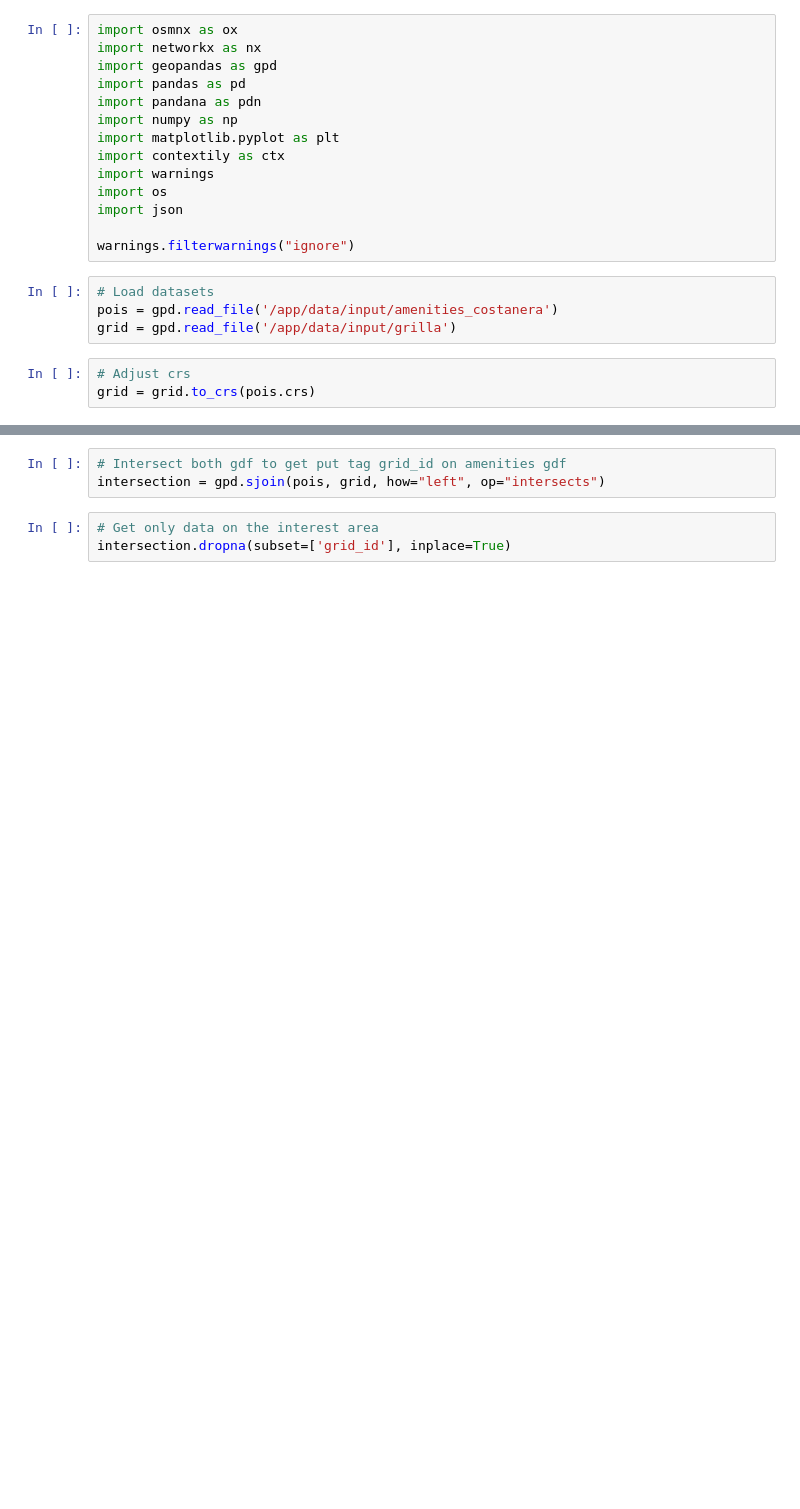
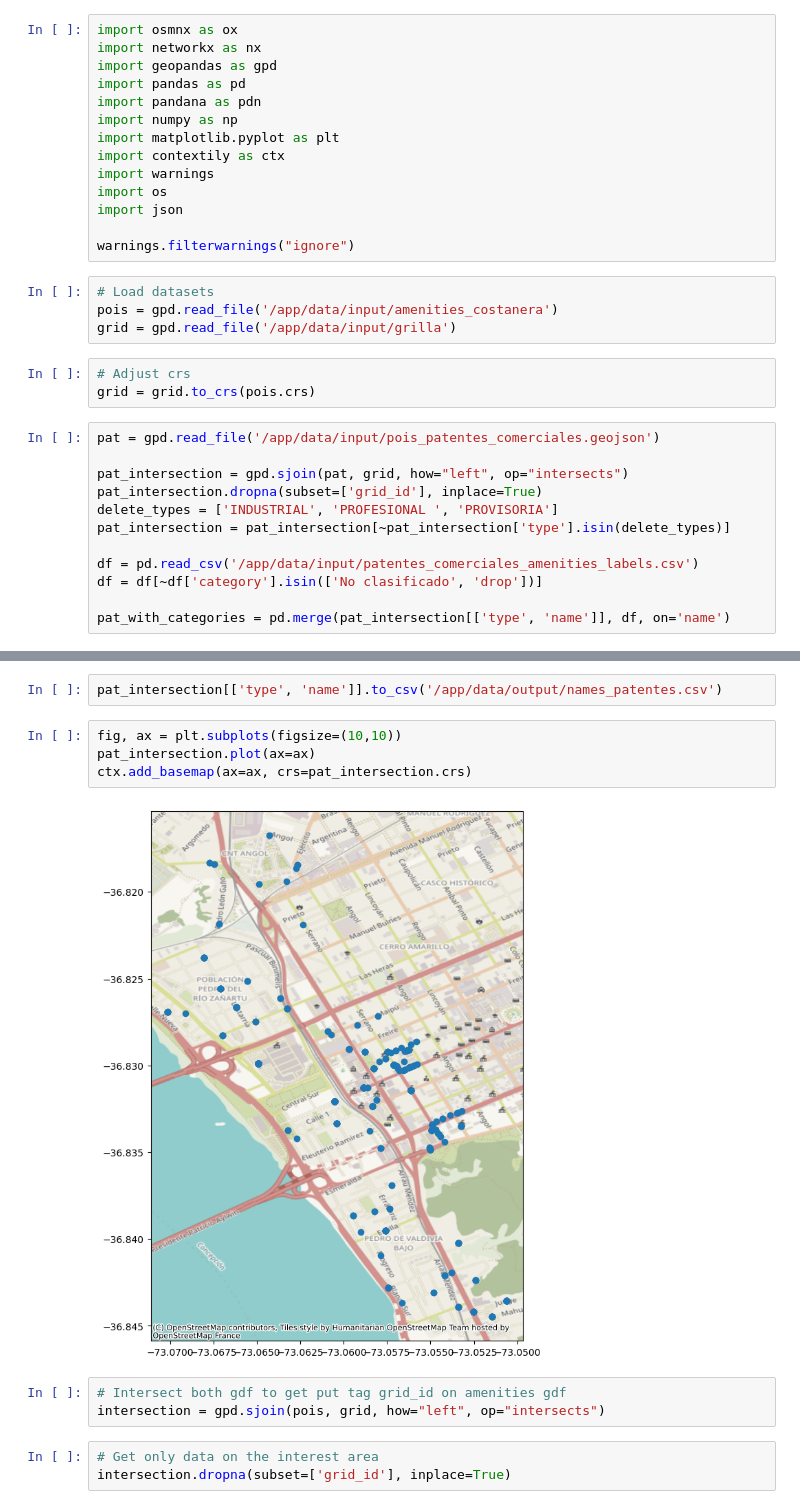
Before and after one commit to CityScope/CityLab_Biobio, a Jupyter notebook: notebooks/amenities/diversity_and_density.ipynb, the cells around one changed output, grey strips where cells are left out. Drawn from its saved outputs; the diff is of its cells as text; blank space fills up the shorter version.

```diff
--- a/notebooks/amenities/diversity_and_density.ipynb
+++ b/notebooks/amenities/diversity_and_density.ipynb
@@ -19,3 +19,15 @@ grid = gpd.read_file('/app/data/input/grilla')
 # %%
 # Adjust crs
 grid = grid.to_crs(pois.crs)
+# %%
+pat = gpd.read_file('/app/data/input/pois_patentes_comerciales.geojson')
+
+pat_intersection = gpd.sjoin(pat, grid, how="left", op="intersects")
+pat_intersection.dropna(subset=['grid_id'], inplace=True)
+delete_types = ['INDUSTRIAL', 'PROFESIONAL ', 'PROVISORIA']
+pat_intersection = pat_intersection[~pat_intersection['type'].isin(delete_types)]
+
+df = pd.read_csv('/app/data/input/patentes_comerciales_amenities_labels.csv')
+df = df[~df['category'].isin(['No clasificado', 'drop'])]
+
+pat_with_categories = pd.merge(pat_intersection[['type', 'name']], df, on='name')
@@ -22,3 +65,11 @@ grid = grid.to_crs(pois.crs)
+# %%
+pat_intersection[['type', 'name']].to_csv('/app/data/output/names_patentes.csv')
+# %%
+fig, ax = plt.subplots(figsize=(10,10))
+pat_intersection.plot(ax=ax)
+ctx.add_basemap(ax=ax, crs=pat_intersection.crs)
+# %% [output]
+[figure, added]
 # %%
 # Intersect both gdf to get put tag grid_id on amenities gdf
 intersection = gpd.sjoin(pois, grid, how="left", op="intersects")
```
Also changed, not shown: parts of 3 cells of this notebook.
